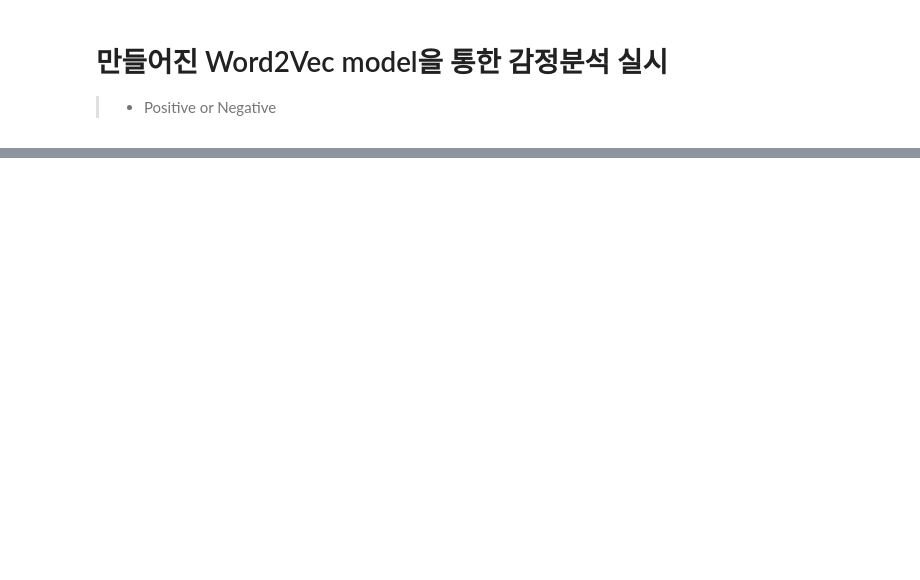
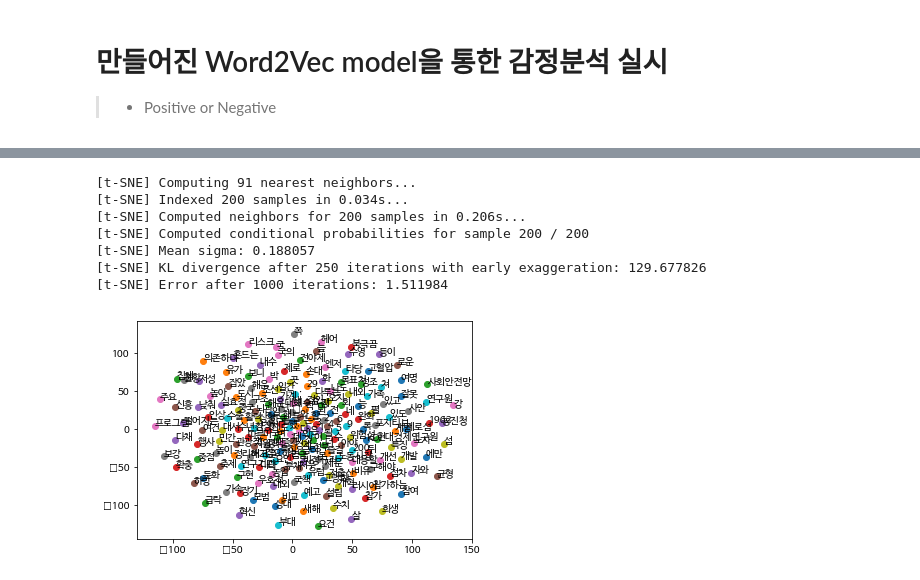
Before and after one commit to buenhyden/Private_Project, a Jupyter notebook: personal_project/5_Train_Classifier_Using_Word2Vec_For_Sentiment_analysis.ipynb, the cells around one changed output, grey strips where cells are left out. Drawn from its saved outputs; the diff is of its cells as text; code cells hidden in the pictures; blank space fills up the shorter version.

```diff
--- a/personal_project/5_Train_Classifier_Using_Word2Vec_For_Sentiment_analysis.ipynb
+++ b/personal_project/5_Train_Classifier_Using_Word2Vec_For_Sentiment_analysis.ipynb
@@ -27 +93,20 @@ w2v_model = Word2Vec.load('./data/')
+# %%
+def Make_TSNE1(n_component, model, wv, limit):
+    from sklearn.manifold import TSNE
+    import matplotlib.pyplot as plt
+    import pandas as pd
+    from tqdm import tqdm
+    tqdm.pandas(desc="progress-bar")
+    wv = wv[:limit]
+    tsne_model = TSNE(n_components=n_component,
+                       verbose = 1, random_state = 0)
+    tsne_w2v = tsne_model.fit_transform(wv)
+    tsne_df = pd.DataFrame(tsne_w2v, columns = ['x', 'y'])
+    tsne_df['words'] = list(model.wv.vocab.keys())[:limit]
+    i = 0
+    for i in tqdm(range(tsne_df['words'].size)):
+        plt.scatter(tsne_df['x'][i], tsne_df['y'][i])
+        plt.annotate(tsne_df['words'][i],
+                xy = (tsne_df['x'][i], tsne_df['y'][i]))
+    plt.show()
 # %%
@@ -73,3 +159,7 @@ def buildWordVector(tokens, size):
     if count != 0:
         vec /= count
     return vec
+# %%
+loadModelPath = '/Volumes/disk1/model/'
+saveTrainPath = './data/pre_data/train_test_Data2/'
+saveClassifierPath = './data/pre_data/classifier/'
@@ -75,0 +188,4 @@ def buildWordVector(tokens, size):
+# %%
+model1 = Word2Vec.load(loadModelPath+'word2vec_size-2000_epoch-20_window-10_negative-7_hs-0_sg-0_cbow_mean-0_min_count-2_by-ct.model')
+model2 = Word2Vec.load(loadModelPath+'word2vec_size-2000_epoch-20_window-10_negative-7_hs-0_sg-0_cbow_mean-1_min_count-2_by-ct.model')
+model3 = Word2Vec.load(loadModelPath+'word2vec_size-2000_epoch-20_window-10_negative-7_hs-0_sg-1_cbow_mean-0_min_count-2_by-ct.model')
@@ -76 +200,5 @@ def buildWordVector(tokens, size):
+# %%
+wv1 = [model1[w] for w in tqdm(model1.wv.vocab.keys())]
+wv2 = [model2[w] for w in tqdm(model2.wv.vocab.keys())]
+wv3 = [model3[w] for w in tqdm(model3.wv.vocab.keys())]
 # %%
@@ -82,0 +216,11 @@ test_vecs_w2v = scale(test_vecs_w2v)
+# %%
+Make_TSNE1(2, model1, wv1, 200)
+# %% [output]
+[t-SNE] Computing 91 nearest neighbors...
+[t-SNE] Indexed 200 samples in 0.034s...
+[t-SNE] Computed neighbors for 200 samples in 0.206s...
+[t-SNE] Computed conditional probabilities for sample 200 / 200
+[t-SNE] Mean sigma: 0.188057
+[t-SNE] KL divergence after 250 iterations with early exaggeration: 129.677826
+[t-SNE] Error after 1000 iterations: 1.511984
+[figure, added]
```
Also changed, not shown: parts of 28 cells of this notebook, 1 other file.
